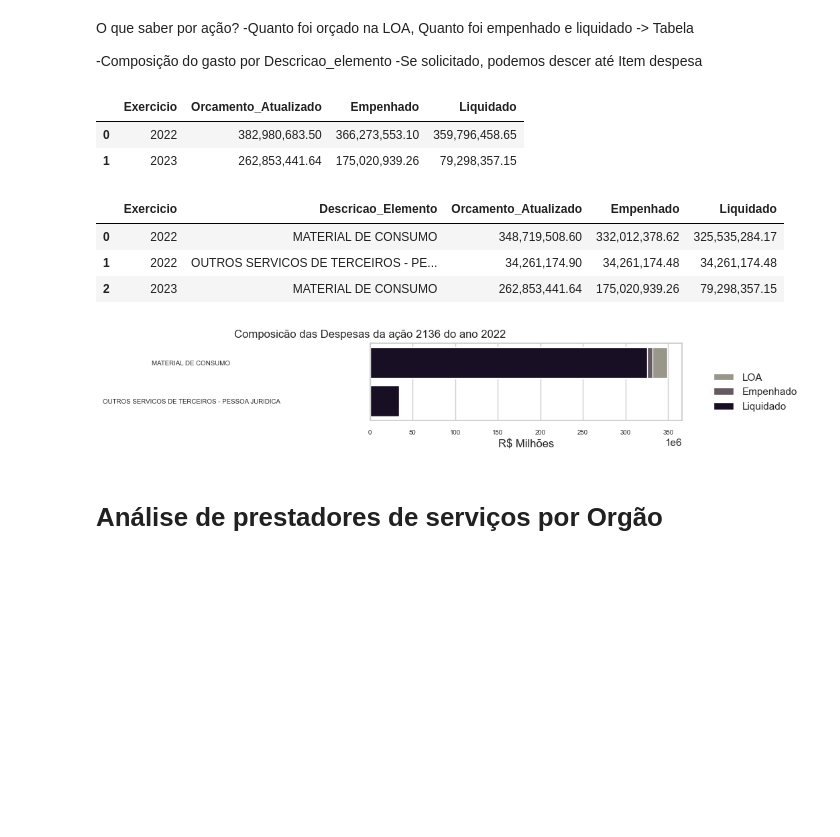
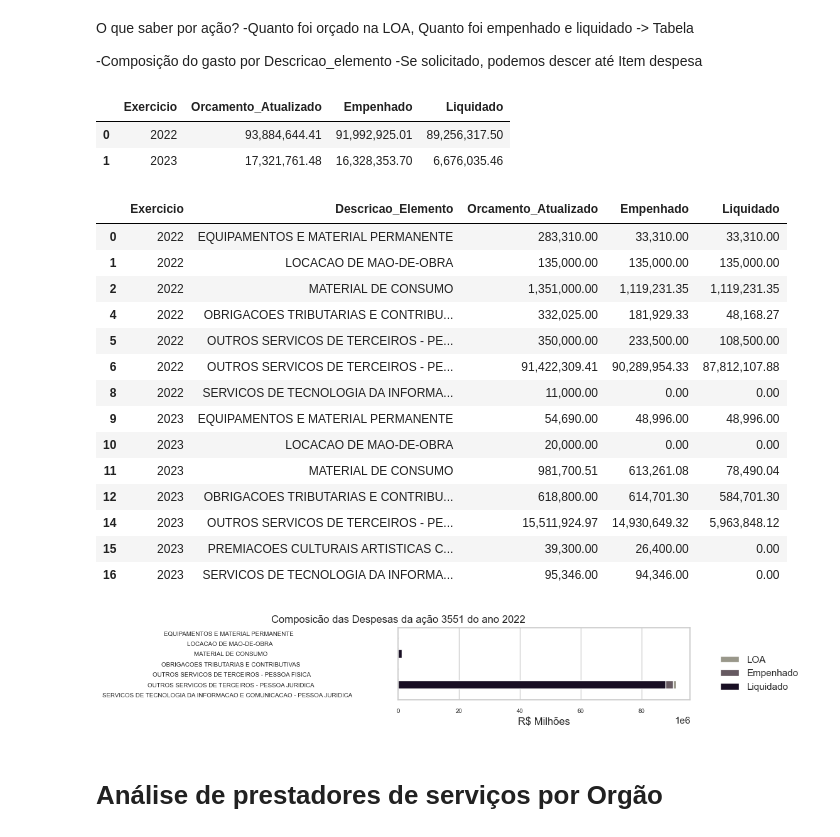
Before and after one commit to gabriel-zelesco/orcamento_rio, a Jupyter notebook: ldo_2024/analise_ldo.ipynb, the cells around one changed output. Saved outputs shown, nothing was run; the diff lists cells and outputs as text; code cells hidden in the pictures; blank space fills up the shorter version.

```diff
--- a/ldo_2024/analise_ldo.ipynb
+++ b/ldo_2024/analise_ldo.ipynb
@@ -23,6 +23,6 @@ empenho_23 = pd.read_csv('http://riotransparente.rio.rj.gov.br/arquivos/Open_Dat
 # %%
-#despesa_22 = pd.read_csv('data/Data_Desp_2022.csv', sep=',', encoding='latin1', decimal=',')
+despesa_22 = pd.read_csv('data/Data_Desp_2022.csv', sep=',', encoding='latin1', decimal=',')
 # %%
-#despesa_23 = pd.read_csv('data/Data_Desp_2023.csv', sep=',', encoding='latin1', decimal=',')
+despesa_23 = pd.read_csv('data/Data_Desp_2023.csv', sep=',', encoding='latin1', decimal=',')
 # %%
 
@@ -95,7 +95,7 @@ def itens_acao(df, nivel):
         })
         .reset_index()
     )
-    #df = df[df['Orcamento_Atualizado']>0]
+    df = df[df['Orcamento_Atualizado']>0]
 
     #df_long = pd.melt(df, id_vars=['Exercicio','Elemento_Despesa', 'Descricao_Elemento'], value_vars=['Orcamento_Atualizado', 'Empenhado', 'Liquidado'])
 
@@ -158,16 +158,27 @@ def analise_acao(acao, nivel='Descricao_Elemento', figsize=(6,1.5), label='R$ Mi
     display(sumario)
     display(df_itens)
 # %%
-analise_acao(2136)
+analise_acao(3551)
 # %% [output]
 |  | Exercicio | Orcamento_Atualizado | Empenhado | Liquidado |
-| 0 | 2022 | 382,980,683.50 | 366,273,553.10 | 359,796,458.65 |
-| 1 | 2023 | 262,853,441.64 | 175,020,939.26 | 79,298,357.15 |
+| 0 | 2022 | 93,884,644.41 | 91,992,925.01 | 89,256,317.50 |
+| 1 | 2023 | 17,321,761.48 | 16,328,353.70 | 6,676,035.46 |
 |  | Exercicio | Descricao_Elemento | Orcamento_Atualizado | Empenhado | Liquidado |
-| 0 | 2022 | MATERIAL DE CONSUMO | 348,719,508.60 | 332,012,378.62 | 325,535,284.17 |
-| 1 | 2022 | OUTROS SERVICOS DE TERCEIROS - PE... | 34,261,174.90 | 34,261,174.48 | 34,261,174.48 |
-| 2 | 2023 | MATERIAL DE CONSUMO | 262,853,441.64 | 175,020,939.26 | 79,298,357.15 |
+| 0 | 2022 | EQUIPAMENTOS E MATERIAL PERMANENTE | 283,310.00 | 33,310.00 | 33,310.00 |
+| 1 | 2022 | LOCACAO DE MAO-DE-OBRA | 135,000.00 | 135,000.00 | 135,000.00 |
+| 2 | 2022 | MATERIAL DE CONSUMO | 1,351,000.00 | 1,119,231.35 | 1,119,231.35 |
+| 4 | 2022 | OBRIGACOES TRIBUTARIAS E CONTRIBU... | 332,025.00 | 181,929.33 | 48,168.27 |
+| 5 | 2022 | OUTROS SERVICOS DE TERCEIROS - PE... | 350,000.00 | 233,500.00 | 108,500.00 |
+| 6 | 2022 | OUTROS SERVICOS DE TERCEIROS - PE... | 91,422,309.41 | 90,289,954.33 | 87,812,107.88 |
+| 8 | 2022 | SERVICOS DE TECNOLOGIA DA INFORMA... | 11,000.00 | 0.00 | 0.00 |
+| 9 | 2023 | EQUIPAMENTOS E MATERIAL PERMANENTE | 54,690.00 | 48,996.00 | 48,996.00 |
+| 10 | 2023 | LOCACAO DE MAO-DE-OBRA | 20,000.00 | 0.00 | 0.00 |
+| 11 | 2023 | MATERIAL DE CONSUMO | 981,700.51 | 613,261.08 | 78,490.04 |
+| 12 | 2023 | OBRIGACOES TRIBUTARIAS E CONTRIBU... | 618,800.00 | 614,701.30 | 584,701.30 |
+| 14 | 2023 | OUTROS SERVICOS DE TERCEIROS - PE... | 15,511,924.97 | 14,930,649.32 | 5,963,848.12 |
+| 15 | 2023 | PREMIACOES CULTURAIS ARTISTICAS C... | 39,300.00 | 26,400.00 | 0.00 |
+| 16 | 2023 | SERVICOS DE TECNOLOGIA DA INFORMA... | 95,346.00 | 94,346.00 | 0.00 |
-[figure, old version]
+[figure, new version]
 # %% [markdown]
 # Análise de prestadores de serviços por Orgão
 # %%
```
Also changed, not shown: parts of 15 cells of this notebook.
